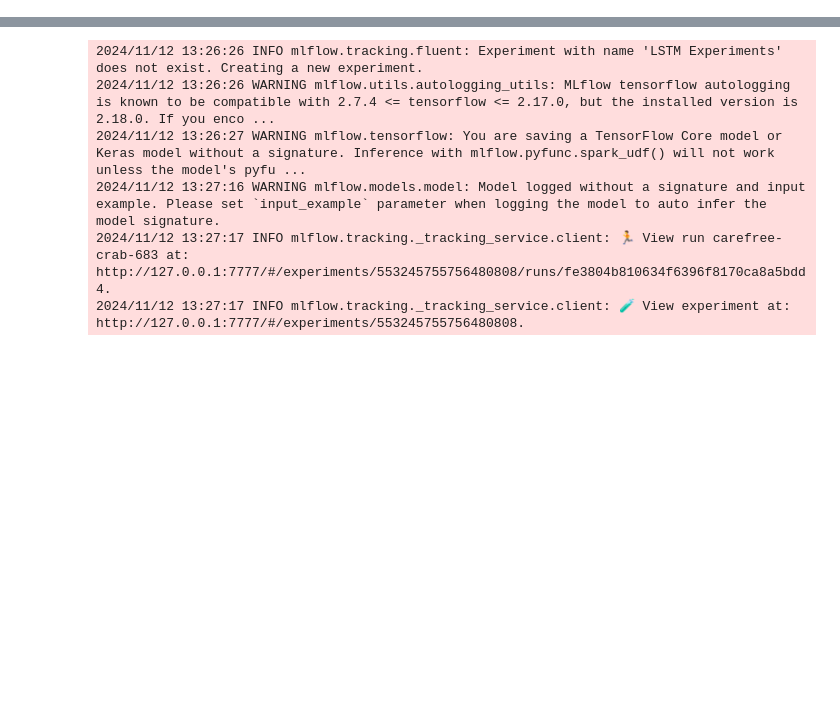
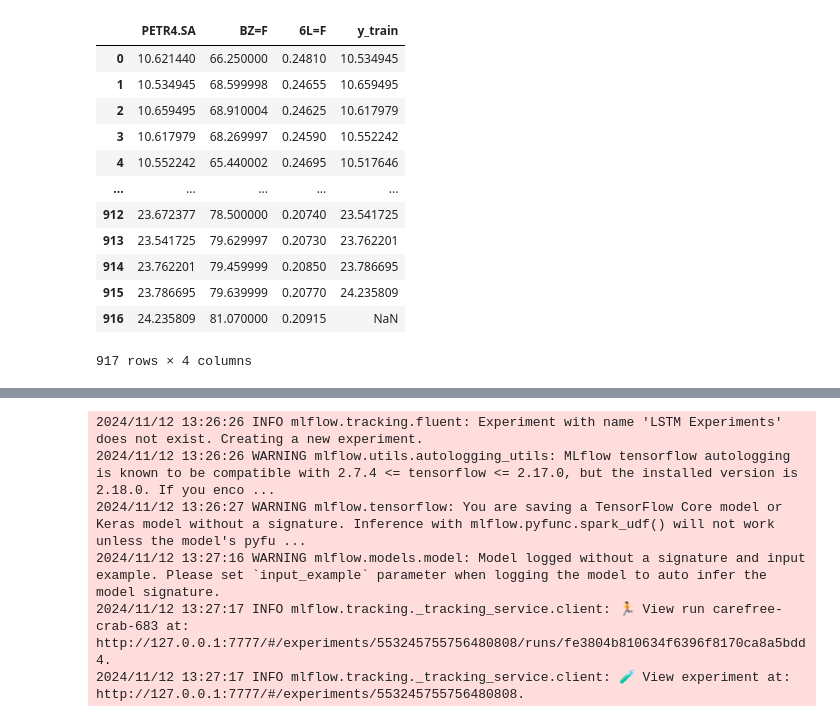
Before and after one commit to tmnds/tech_challenge_4, a Jupyter notebook: training_model/training_model_tf.ipynb, the cells around one changed output, grey strips where cells are left out. Cells and saved outputs as stored; diff of their text form; code cells hidden in the pictures; blank space fills up the shorter version.

```diff
--- a/training_model/training_model_tf.ipynb
+++ b/training_model/training_model_tf.ipynb
@@ -190,0 +143,16 @@ Name: PETR4.SA, Length: 1225, dtype: float64
+# %%
+pd.concat([df_train[company_inputs], df_train[company_output].rename("y_train").shift(-h)],axis='columns')
+# %% [output]
+|  | PETR4.SA | BZ=F | 6L=F | y_train |
+| 0 | 10.621440 | 66.250000 | 0.24810 | 10.534945 |
+| 1 | 10.534945 | 68.599998 | 0.24655 | 10.659495 |
+| 2 | 10.659495 | 68.910004 | 0.24625 | 10.617979 |
+| 3 | 10.617979 | 68.269997 | 0.24590 | 10.552242 |
+| 4 | 10.552242 | 65.440002 | 0.24695 | 10.517646 |
+| ... | ... | ... | ... | ... |
+| 912 | 23.672377 | 78.500000 | 0.20740 | 23.541725 |
+| 913 | 23.541725 | 79.629997 | 0.20730 | 23.762201 |
+| 914 | 23.762201 | 79.459999 | 0.20850 | 23.786695 |
+| 915 | 23.786695 | 79.639999 | 0.20770 | 24.235809 |
+| 916 | 24.235809 | 81.070000 | 0.20915 | NaN |
+917 rows × 4 columns
```
Also changed, not shown: parts of 31 cells of this notebook.
